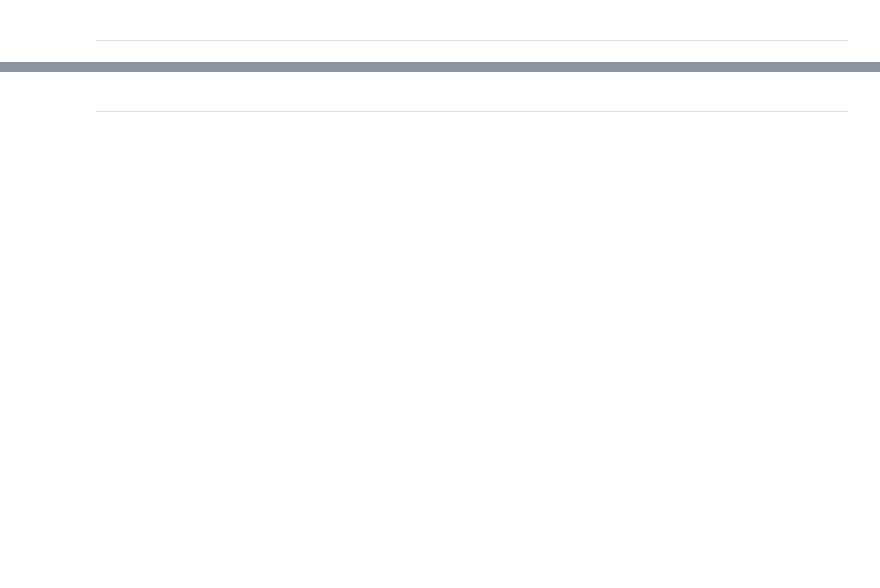
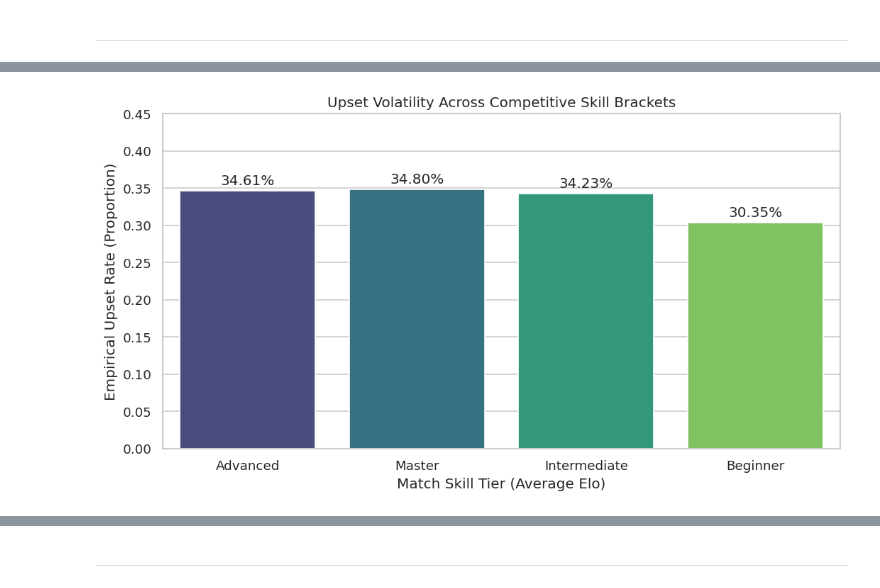
Before and after one commit to musubi3/chess-outcome-predictor, a Jupyter notebook: notebooks/01_eda.ipynb, the cells around one changed output, grey strips where cells are left out. Saved outputs shown, nothing was run; the diff lists cells and outputs as text; code cells hidden in the pictures; blank space fills up the shorter version.

```diff
--- a/notebooks/01_eda.ipynb
+++ b/notebooks/01_eda.ipynb
@@ -185 +201,28 @@ ___
+# %%
+tier_stats: DataFrame = (
+    df.groupby('skill_tier')['is_upset']
+    .agg(['count', 'mean'])
+    .reindex(df['skill_tier'].unique())
+)
+
+sns.barplot(
+    x=tier_stats.index,
+    y='mean',
+    data=tier_stats.reset_index(),
+    hue='skill_tier',
+    palette='viridis',
+    legend=False
+)
+plt.xlabel('Match Skill Tier (Average Elo)')
+plt.ylabel('Empirical Upset Rate (Proportion)')
+plt.title('Upset Volatility Across Competitive Skill Brackets')
+
+for i, val in enumerate(tier_stats['mean']):
+    plt.text(i, val + 0.005, f'{val*100:.2f}%', ha='center', va='bottom')
+
+plt.ylim(0, 0.45)
+plt.tight_layout()
+plt.show()
+# %% [output]
+[figure, added]
 # %%
```
Also changed, not shown: parts of 28 cells of this notebook.
